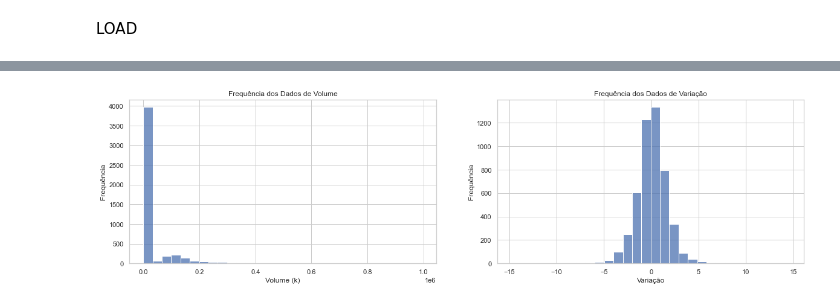
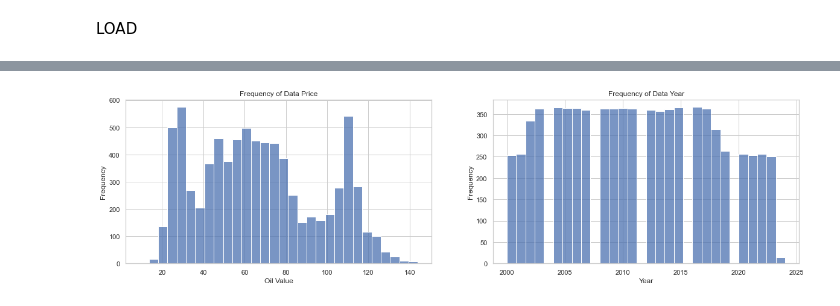
Before and after one commit to FIAP-61/petrolytics, a Jupyter notebook: notebooks/tech_challenge_fase04_group_61.ipynb, the cells around one changed output, grey strips where cells are left out. Cells and saved outputs as stored; diff of their text form; code cells hidden in the pictures.

```diff
--- a/notebooks/tech_challenge_fase04_group_61.ipynb
+++ b/notebooks/tech_challenge_fase04_group_61.ipynb
@@ -289,15 +290,16 @@ plt.show()
 # %%
 ## ADJUSTING DATA BASE DIMENSIONS AND DATA TYPE
 
-db_euro = db_euro.rename(columns={'DATE': 'date', 'DAY': 'day', 'MONTH': 'month', 'YEAR': 'year', 'VALUE (Euro)': 'euro_value_usd'})
+db_euro = db_euro.rename(columns={'RAW DATE': 'key_date', 'DATE': 'date', 'DAY': 'day', 'MONTH': 'month', 'YEAR': 'year', 'VALUE (Euro)': 'euro_value_usd'})
 db_euro = db_euro.dropna(subset="euro_value_usd")
+db_euro['key_date'] = db_euro['key_date'].str[:10]
 
 db_euro['date'] = pd.to_datetime(db_euro['date'], format='%d.%m.%Y')
 db_euro['week_date'] = db_euro['date'].dt.day_name()
 # db_euro['year'] = db_euro['year'].astype('int64')
 # db_euro['dolar_value_brl'] = db_euro['oil_value_usd'].astype(float)
 
-db_euro = db_euro[['date', 'year', 'month', 'day', 'week_date', 'euro_value_usd']]
+db_euro = db_euro[['key_date', 'date', 'year', 'month', 'day', 'week_date', 'euro_value_usd']]
 
 db_euro.head()
 # %% [output]
@@ -327,15 +329,16 @@ plt.show()
 # %%
 ## ADJUSTING DATA BASE DIMENSIONS AND DATA TYPE
 
-db_dolar = db_dolar.rename(columns={'DATE': 'date', 'DAY': 'day', 'MONTH': 'month', 'YEAR': 'year', 'VALUE (R$)': 'dolar_value_brl'})
+db_dolar = db_dolar.rename(columns={'RAW DATE': 'key_date', 'DATE': 'date', 'DAY': 'day', 'MONTH': 'month', 'YEAR': 'year', 'VALUE (R$)': 'dolar_value_brl'})
 db_dolar = db_dolar.dropna(subset="dolar_value_brl")
+db_dolar['key_date'] = db_dolar['key_date'].str[:10]
 
 db_dolar['date'] = pd.to_datetime(db_dolar['date'], format='%d.%m.%Y')
 db_dolar['week_date'] = db_dolar['date'].dt.day_name()
 # db_dolar['year'] = db_dolar['year'].astype('int64')
 # db_dolar['dolar_value_brl'] = db_dolar['oil_value_usd'].astype(float)
 
-db_dolar = db_dolar[['date', 'year', 'month', 'day', 'week_date', 'dolar_value_brl']]
+db_dolar = db_dolar[['key_date', 'date', 'year', 'month', 'day', 'week_date', 'dolar_value_brl']]
 
 db_dolar.head()
 # %% [output]
@@ -365,15 +368,16 @@ plt.show()
 # %%
 ## ADJUSTING DATA BASE DIMENSIONS AND DATA TYPE
 
-db_ipc = db_ipc.rename(columns={'DATE': 'date', 'DAY': 'day', 'MONTH': 'month', 'YEAR': 'year', 'VALUE ((% a.m.))': 'ipc_value_percent_a_m'})
+db_ipc = db_ipc.rename(columns={'RAW DATE': 'key_date', 'DATE': 'date', 'DAY': 'day', 'MONTH': 'month', 'YEAR': 'year', 'VALUE ((% a.m.))': 'ipc_value_percent_a_m'})
 db_ipc = db_ipc.dropna(subset="ipc_value_percent_a_m")
+db_ipc['key_date'] = db_ipc['key_date'].str[:10]
 
 db_ipc['date'] = pd.to_datetime(db_ipc['date'], format='%d.%m.%Y')
 db_ipc['week_date'] = db_ipc['date'].dt.day_name()
 # db_ipc['year'] = db_ipc['year'].astype('int64')
 # db_ipc['dolar_value_brl'] = db_ipc['oil_value_usd'].astype(float)
 
-db_ipc = db_ipc[['date', 'year', 'month', 'day', 'week_date', 'ipc_value_percent_a_m']]
+db_ipc = db_ipc[['key_date', 'date', 'year', 'month', 'day', 'week_date', 'ipc_value_percent_a_m']]
 
 db_ipc.head()
 # %% [output]
@@ -403,15 +407,16 @@ plt.show()
 # %%
 ## ADJUSTING DATA BASE DIMENSIONS AND DATA TYPE
 
-db_nasdaq = db_nasdaq.rename(columns={'DATE': 'date', 'DAY': 'day', 'MONTH': 'month', 'YEAR': 'year', 'VALUE (-)': 'nasdaq_value'})
+db_nasdaq = db_nasdaq.rename(columns={'RAW DATE': 'key_date', 'DATE': 'date', 'DAY': 'day', 'MONTH': 'month', 'YEAR': 'year', 'VALUE (-)': 'nasdaq_value'})
 db_nasdaq = db_nasdaq.dropna(subset="nasdaq_value")
+db_nasdaq['key_date'] = db_nasdaq['key_date'].str[:10]
 
 db_nasdaq['date'] = pd.to_datetime(db_nasdaq['date'], format='%d.%m.%Y')
 db_nasdaq['week_date'] = db_nasdaq['date'].dt.day_name()
 # db_nasdaq['year'] = db_nasdaq['year'].astype('int64')
 # db_nasdaq['dolar_value_brl'] = db_nasdaq['oil_value_usd'].astype(float)
 
-db_nasdaq = db_nasdaq[['date', 'year', 'month', 'day', 'week_date', 'nasdaq_value']]
+db_nasdaq = db_nasdaq[['key_date', 'date', 'year', 'month', 'day', 'week_date', 'nasdaq_value']]
 
 db_nasdaq.head()
 # %% [output]
@@ -573,29 +628,30 @@ plt.show()
 # %%
+## DATAVIZ FREQUENCY PLOT
+
 # Database References
-
-db_vol = db_oil['Volume (K)']
-db_var = db_oil['Variacao']
+db_vol = db_main['oil_value_usd']
+db_var = db_main['year']
 
 # Histogram Plot
 fig, axes = plt.subplots(1, 2, figsize=(20, 5))
 
 # Volume Plot
 sns.histplot(data=db_vol, bins=30, ax=axes[0])
-axes[0].set_title('Frequência dos Dados de Volume')
-axes[0].set_xlabel('Volume (k)')
-axes[0].set_ylabel('Frequência')
+axes[0].set_title('Frequency of Data Price')
+axes[0].set_xlabel('Oil Value')
+axes[0].set_ylabel('Frequency')
 
 # Variacao Plot
 sns.histplot(data=db_var, bins=30, ax=axes[1])
-axes[1].set_title('Frequência dos Dados de Variação')
-axes[1].set_xlabel('Variação')
-axes[1].set_ylabel('Frequência')
+axes[1].set_title('Frequency of Data Year')
+axes[1].set_xlabel('Year')
+axes[1].set_ylabel('Frequency')
 
 
 # fig.tight_layout()
-plt.savefig(r'..\plots\histograma_volume_variacao.png', bbox_inches='tight')
+# plt.savefig(r'..\plots\histograma_volume_variacao.png', bbox_inches='tight')
 
 plt.show()
 # %% [output]
-[figure, old version]
+[figure, new version]
 # %%
```
Also changed, not shown: parts of 25 cells of this notebook.
